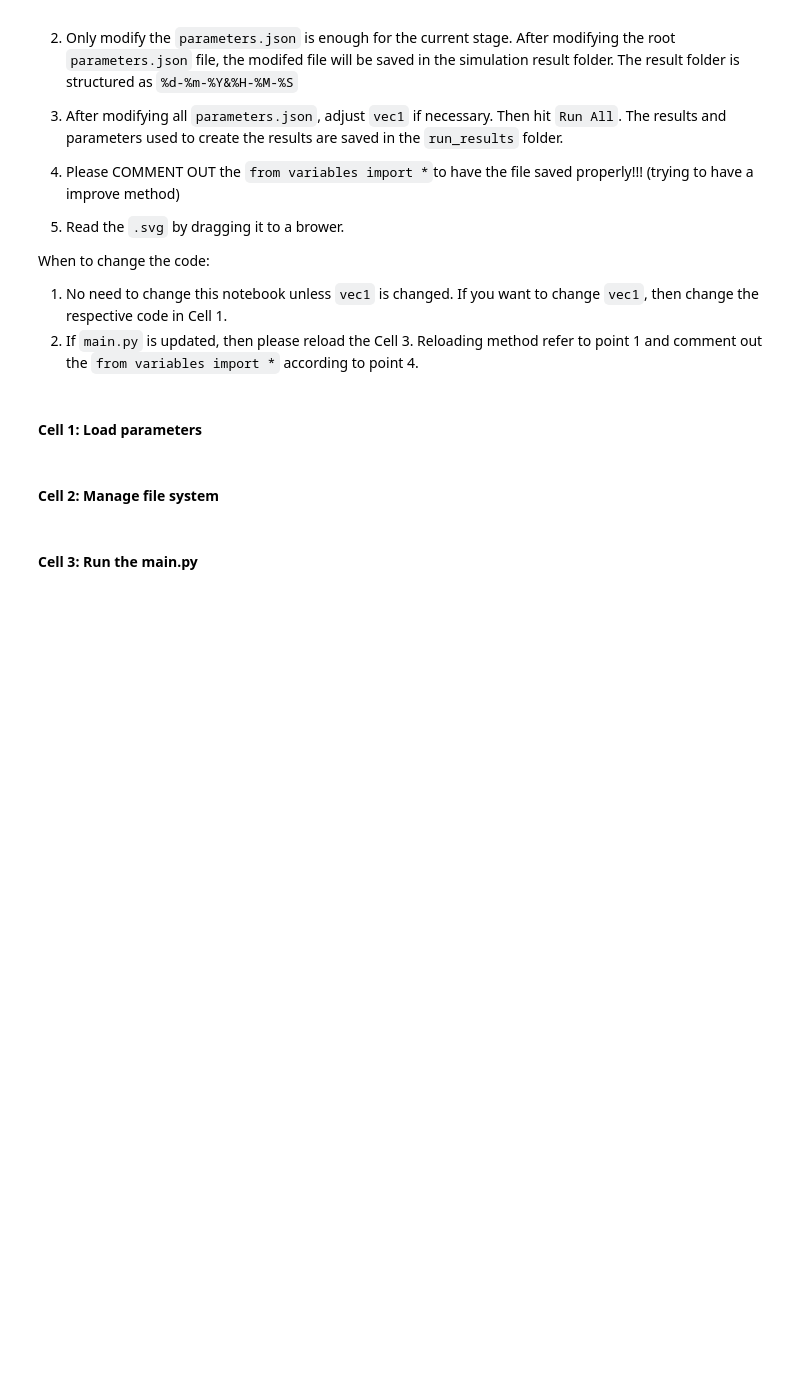
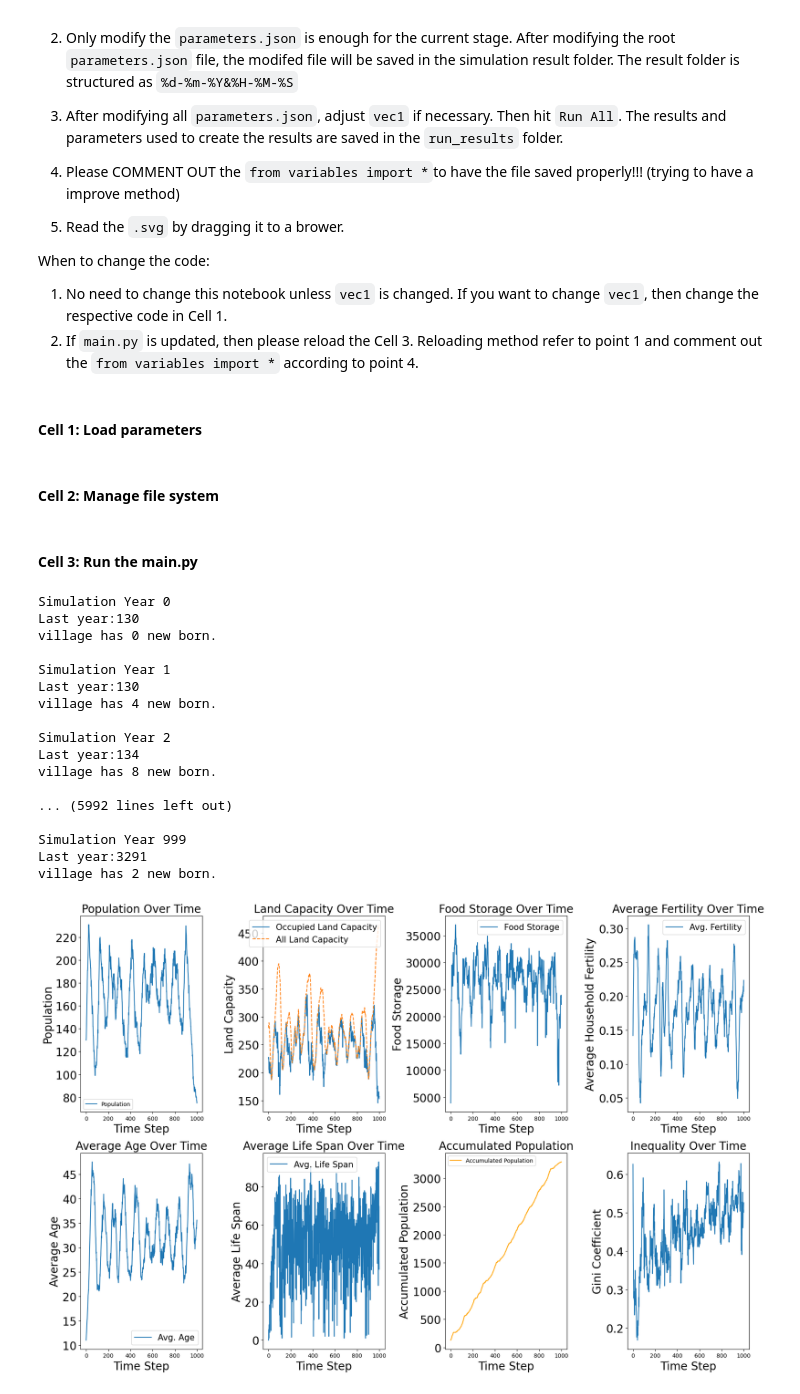
Before and after one commit to yutongliang723/CSH_ABM_2024, a Jupyter notebook: running.ipynb, the cells around one changed output. Saved outputs shown, nothing was run; the diff lists cells and outputs as text; code cells hidden in the pictures; blank space fills up the shorter version.

```diff
--- a/running.ipynb
+++ b/running.ipynb
@@ -102,29 +102,48 @@ with open(os.path.join(folder_name, "parameters.json"), "w") as f:
 # %%
 # %load main.py
 from household import Household
 from village import Village
 from agent import Agent
 from agent import Vec1
 # from variables import *
 import pandas as pd
 import utils
 import random
 import math
 import sys
 from IPython.display import clear_output
 
 random.seed(10)
 # args = sys.argv
 # if len(args) > 1:
 #     random.seed(int(args[1]))
 vec1_instance = Vec1()
 village = utils.generate_random_village(num_house, land_cells, vec1_instance, food_expiration_steps, land_ecovery_rate, land_max_capacity, initial_quality, fish_chance, fallow_period)
 village.initialize_network()
 village.initialize_network_relationship()
 for _ in range(year):
     village.run_simulation_step(vec1_instance, prod_multiplier = prod_multiplier, fishing_discount = fishing_discount, fallow_ratio = fallow_ratio, fallow_period = fallow_period, food_expiration_steps = food_expiration_steps, marriage_from = marriage_from, marriage_to = marriage_to, bride_price_ratio = bride_price_ratio, exchange_rate = exchange_rate, storage_ratio_low=storage_ratio_low, storage_ratio_high=storage_ratio_high, land_capacity_low = land_capacity_low, max_member=max_member, excess_food_ratio = excess_food_ratio, trade_back_start = trade_back_start, lux_per_year = lux_per_year, land_depreciate_factor = land_depreciate_factor, fertility_scaler = fertility_scaler, spare_food_enabled=False, fallow_farming = True)
     # utils.print_village_summary(village)
 
 village.plot_simulation_results(file_name)
 village.generate_animation(file_path, grid_dim=math.ceil(math.sqrt(land_cells)))
-clear_output()
+# clear_output()
+# %% [output]
+Simulation Year 0
+Last year:130
+village has 0 new born.
+
+Simulation Year 1
+Last year:130
+village has 4 new born.
+
+Simulation Year 2
+Last year:134
+village has 8 new born.
+
+... (5992 lines left out)
+
+Simulation Year 999
+Last year:3291
+village has 2 new born.
+[figure, added]
```
Also changed, not shown: parts of 1 cell of this notebook, 6 other files.
